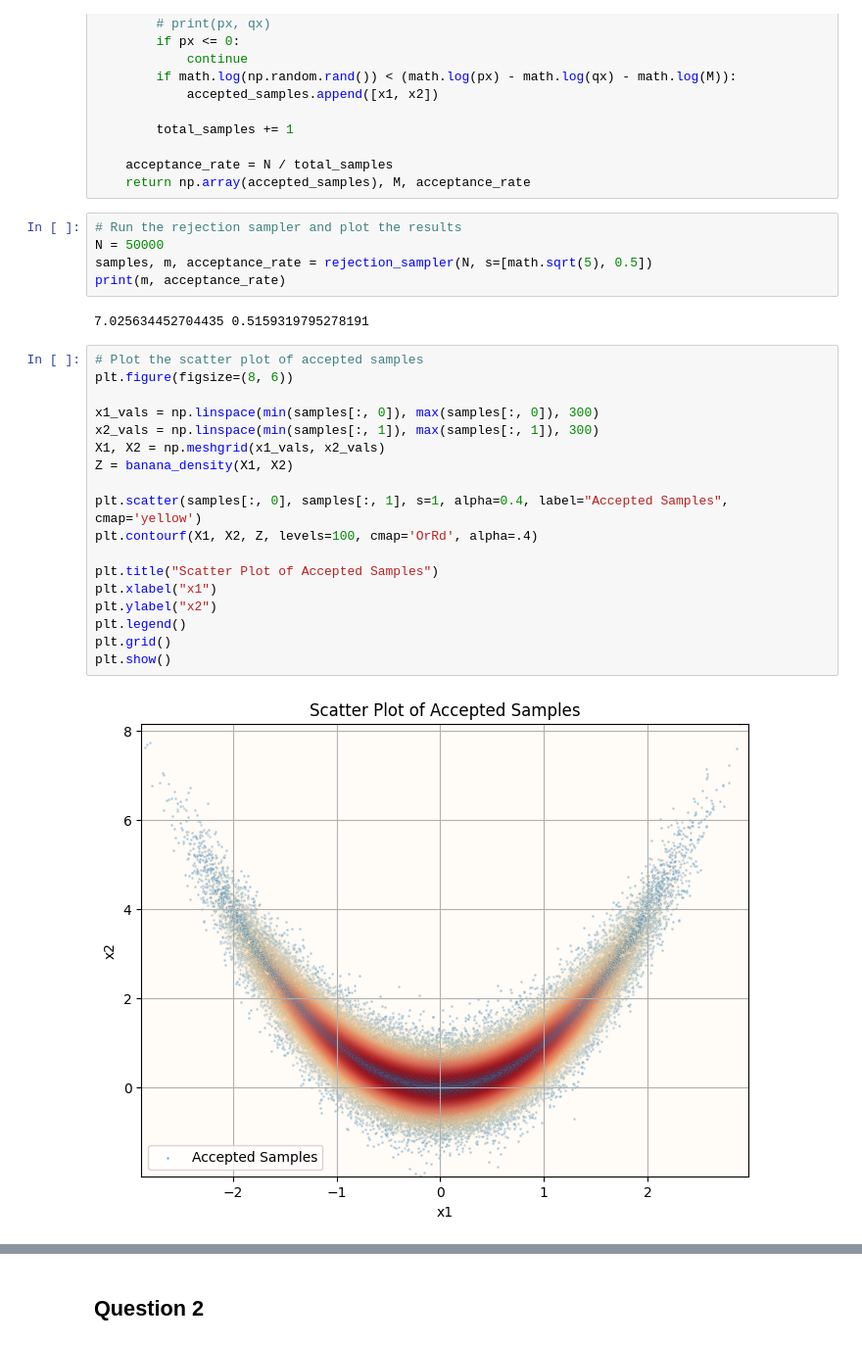
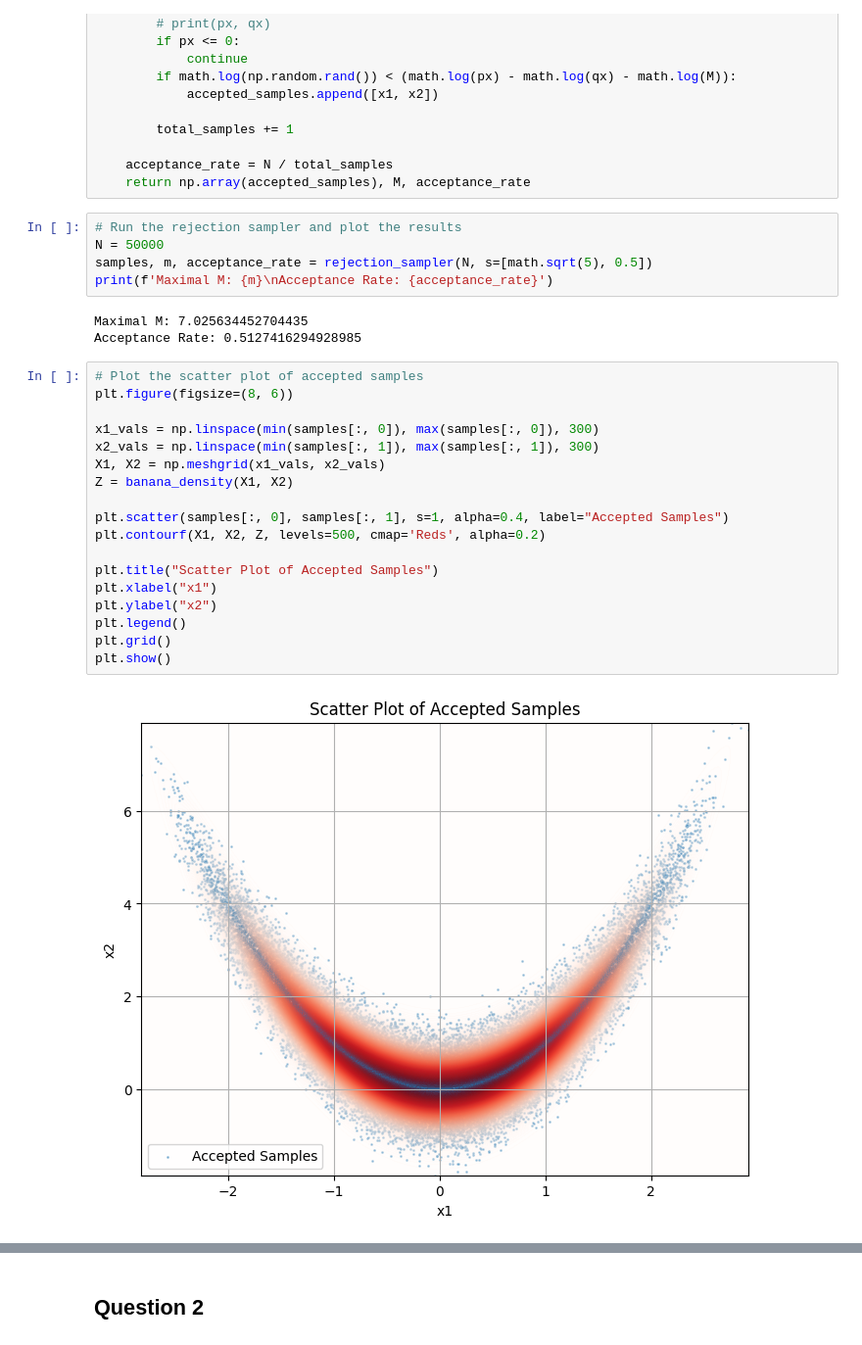
Before and after one commit to sallsdagrate/SNIS-Estimator, a Jupyter notebook: cw1.1.ipynb, the cells around one changed output, grey strips where cells are left out. Shown: that part at 98% size. Saved outputs shown, nothing was run; the diff lists cells and outputs as text.

```diff
--- a/cw1.1.ipynb
+++ b/cw1.1.ipynb
@@ -115,26 +118,27 @@ def rejection_sampler(N, s):
 # Run the rejection sampler and plot the results
 N = 50000
 samples, m, acceptance_rate = rejection_sampler(N, s=[math.sqrt(5), 0.5])
-print(m, acceptance_rate)
+print(f'Maximal M: {m}\nAcceptance Rate: {acceptance_rate}')
 # %% [output]
-7.025634452704435 0.5159319795278191
+Maximal M: 7.025634452704435
+Acceptance Rate: 0.5127416294928985
 # %%
 # Plot the scatter plot of accepted samples
 plt.figure(figsize=(8, 6))
 
 x1_vals = np.linspace(min(samples[:, 0]), max(samples[:, 0]), 300)
 x2_vals = np.linspace(min(samples[:, 1]), max(samples[:, 1]), 300)
 X1, X2 = np.meshgrid(x1_vals, x2_vals)
 Z = banana_density(X1, X2)
 
-plt.scatter(samples[:, 0], samples[:, 1], s=1, alpha=0.4, label="Accepted Samples", cmap='yellow')
-plt.contourf(X1, X2, Z, levels=100, cmap='OrRd', alpha=.4)
+plt.scatter(samples[:, 0], samples[:, 1], s=1, alpha=0.4, label="Accepted Samples")
+plt.contourf(X1, X2, Z, levels=500, cmap='Reds', alpha=0.2)
 
 plt.title("Scatter Plot of Accepted Samples")
 plt.xlabel("x1")
 plt.ylabel("x2")
 plt.legend()
 plt.grid()
 plt.show()
 # %% [output]
-[figure, old version]
+[figure, new version]
```
Also changed, not shown: parts of 32 cells of this notebook, 22 other files.
